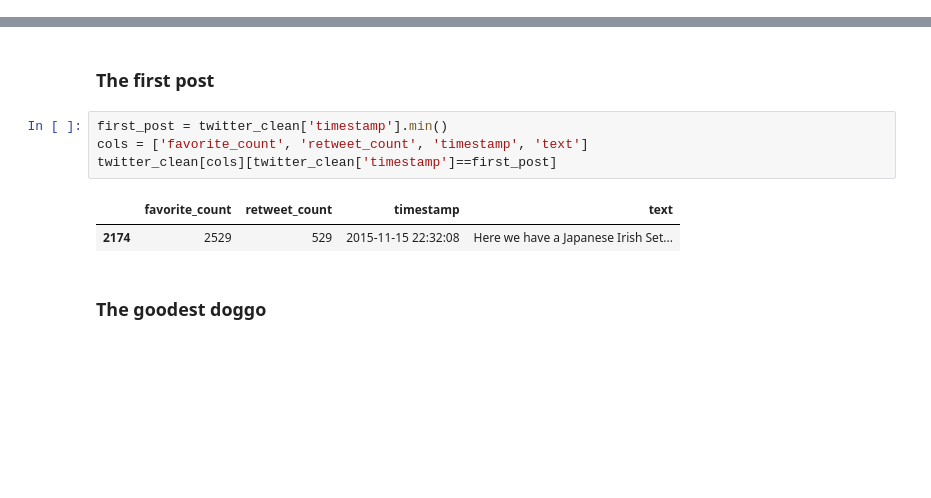
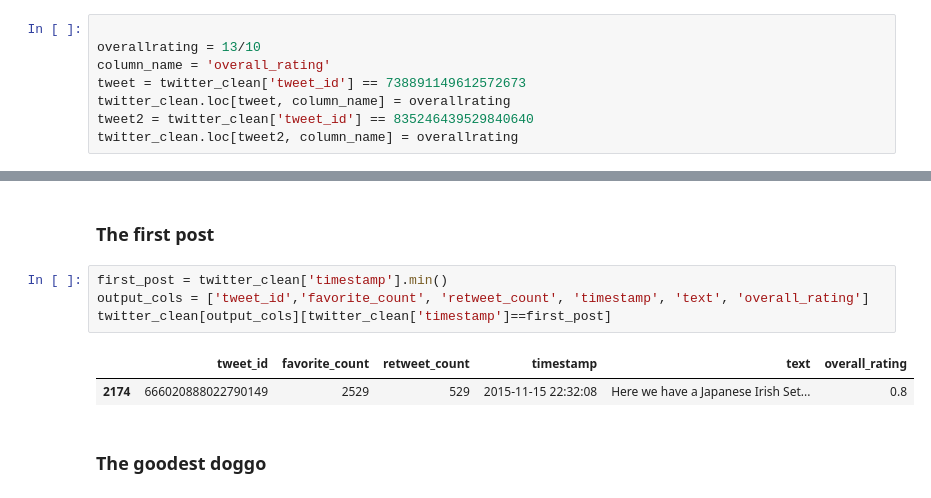
Before and after one commit to KattyP/DataWrangleProject, a Jupyter notebook: wrangle_act.ipynb, the cells around one changed output, grey strips where cells are left out. Cells and saved outputs as stored; diff of their text form; blank space fills up the shorter version.

```diff
--- a/wrangle_act.ipynb
+++ b/wrangle_act.ipynb
@@ -960 +967,9 @@ twitter_clean[twitter_clean['overall_rating'].isnull()]
+# %%
+
+overallrating = 13/10
+column_name = 'overall_rating'
+tweet = twitter_clean['tweet_id'] == 738891149612572673
+twitter_clean.loc[tweet, column_name] = overallrating
+tweet2 = twitter_clean['tweet_id'] == 835246439529840640
+twitter_clean.loc[tweet2, column_name] = overallrating
 # %%
@@ -980,10 +1017,10 @@ plt.show()
 ### The first post
 # %%
 first_post = twitter_clean['timestamp'].min()
-cols = ['favorite_count', 'retweet_count', 'timestamp', 'text']
-twitter_clean[cols][twitter_clean['timestamp']==first_post]
+output_cols = ['tweet_id','favorite_count', 'retweet_count', 'timestamp', 'text', 'overall_rating']
+twitter_clean[output_cols][twitter_clean['timestamp']==first_post]
 # %% [output]
-|  | favorite_count | retweet_count | timestamp | text |
-| 2174 | 2529 | 529 | 2015-11-15 22:32:08 | Here we have a Japanese Irish Set... |
+|  | tweet_id | favorite_count | retweet_count | timestamp | text | overall_rating |
+| 2174 | 666020888022790149 | 2529 | 529 | 2015-11-15 22:32:08 | Here we have a Japanese Irish Set... | 0.8 |
 # %% [markdown]
 ### The goodest doggo
```
Also changed, not shown: parts of 12 cells of this notebook.
